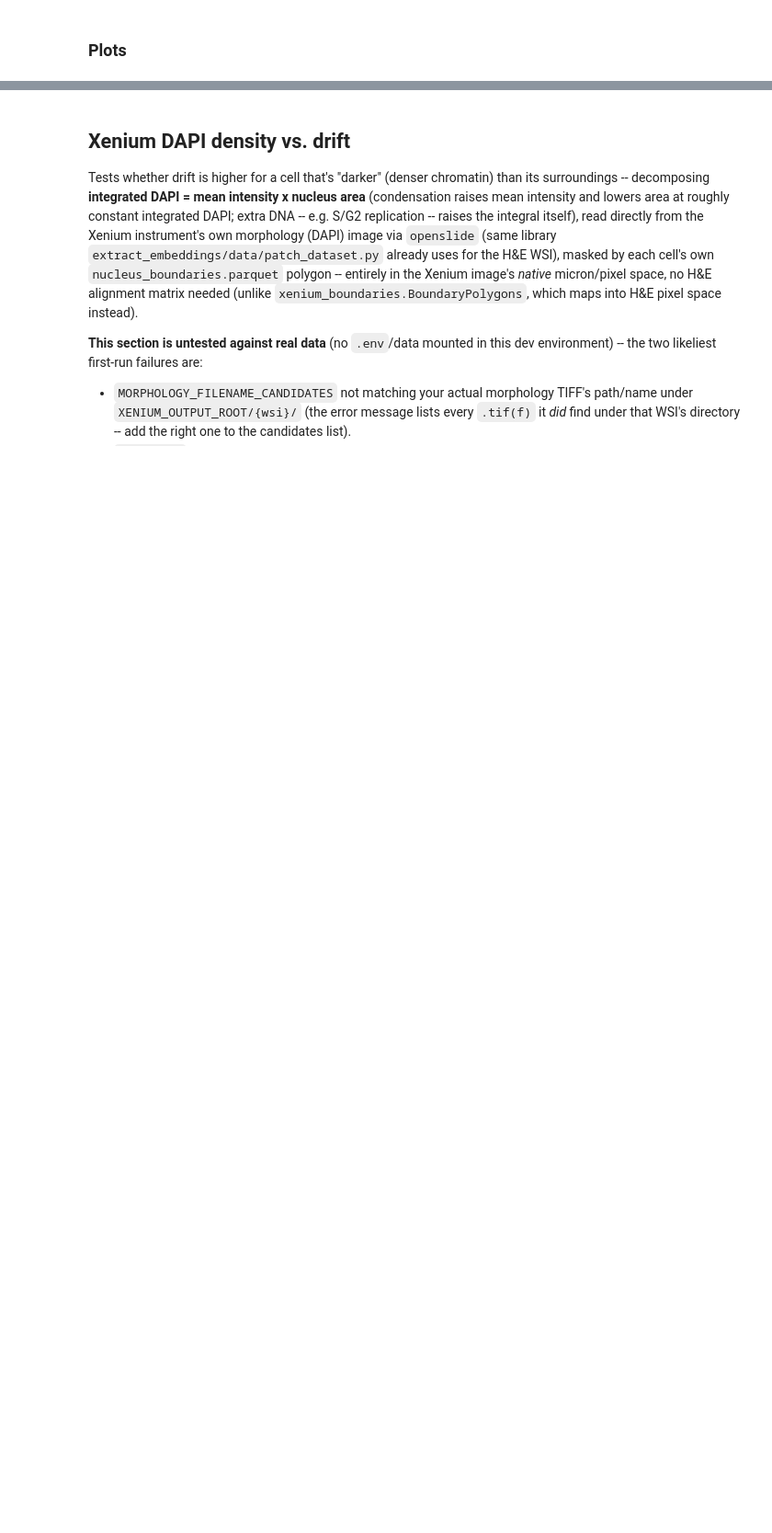
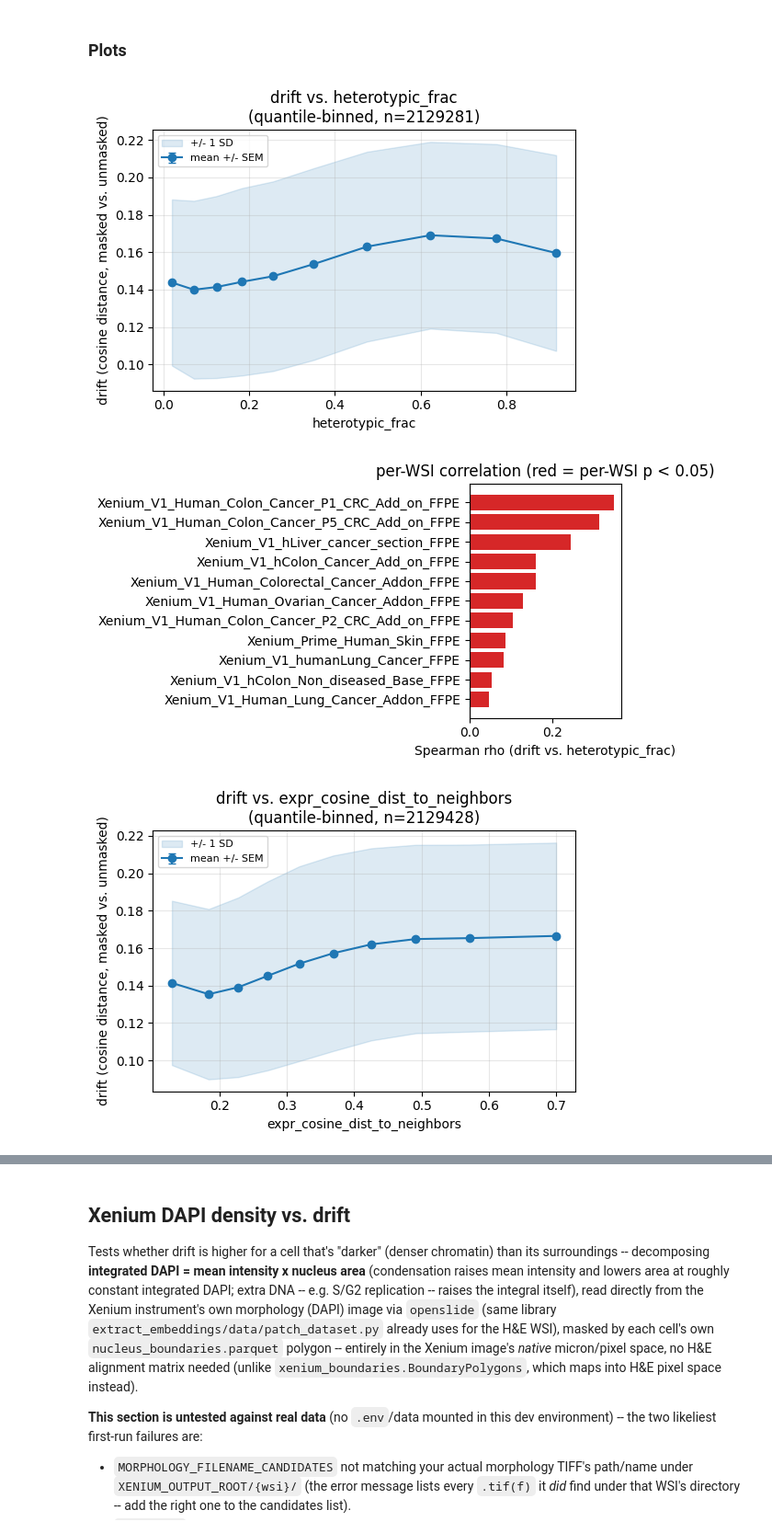
Before and after one commit to Aurelien-Cormoreche/sc-central-tokens-code, a Jupyter notebook: notebooks/analyse_probing_results.ipynb, the cells around one changed output, grey strips where cells are left out. Shown at 92% size. Cells and saved outputs as stored; diff of their text form; code cells hidden in the pictures; blank space fills up the shorter version.

Commit message:
added plots

```diff
--- a/notebooks/analyse_probing_results.ipynb
+++ b/notebooks/analyse_probing_results.ipynb
@@ -1063,24 +1105,30 @@ print(f"Mann-Whitney p (naive, iid-cells assumption) = {density_result['mannwhit
 ### Plots
 # %%
 def plot_drift_vs_bio_score(df: pd.DataFrame, score_col: str, flip_sign: bool, n_bins: int = 10) -> None:
-    """Quantile-binned mean +/- SEM of drift against score_col -- more legible than
-    a raw per-cell scatter at this sample size, and matches the rank-based test
-    above (a monotonic trend, not a specific parametric shape)."""
+    """Quantile-binned mean of drift against score_col -- more legible than a raw
+    per-cell scatter at this sample size, and matches the rank-based test above
+    (a monotonic trend, not a specific parametric shape). Shows both the +/- SEM
+    of the bin mean (errorbar) and the +/- 1 SD spread of individual cells within
+    each bin (shaded band), since the two answer different questions."""
     x = -df[score_col] if flip_sign else df[score_col]
     valid = x.notna() & df["drift"].notna()
     x, y = x[valid], df.loc[valid, "drift"]
     bins = pd.qcut(x, q=n_bins, duplicates="drop")
-    means, sems = y.groupby(bins, observed=True).mean(), y.groupby(bins, observed=True).sem()
+    grouped = y.groupby(bins, observed=True)
+    means, sems, stds = grouped.mean(), grouped.sem(), grouped.std()
     centers = x.groupby(bins, observed=True).mean()
 
     fig, ax = plt.subplots(figsize=(5.5, 4))
-    ax.errorbar(centers, means, yerr=sems, marker="o", capsize=3)
+    ax.fill_between(centers, means - stds, means + stds, color="tab:blue", alpha=0.15, label="+/- 1 SD")
+    ax.errorbar(centers, means, yerr=sems, marker="o", capsize=3, color="tab:blue", label="mean +/- SEM")
     ax.set_xlabel(("-" if flip_sign else "") + score_col)
     ax.set_ylabel("drift (cosine distance, masked vs. unmasked)")
-    ax.set_title(f"drift vs. {score_col}\n(quantile-binned mean +/- SEM, n={len(x)})")
+    ax.set_title(f"drift vs. {score_col}\n(quantile-binned, n={len(x)})")
+    ax.legend(fontsize=8)
     ax.grid(alpha=0.3)
     fig.tight_layout()
     plt.show()
+
 
 
 def plot_per_wsi_correlations(per_wsi: pd.DataFrame, score_col: str) -> None:
@@ -1090,30 +1138,34 @@ def plot_per_wsi_correlations(per_wsi: pd.DataFrame, score_col: str) -> None:
     ax.barh(order["wsi_name"], order["rho"], color=colors)
     ax.axvline(0, color="black", linewidth=0.8)
     ax.set_xlabel(f"Spearman rho (drift vs. {score_col})")
     ax.set_title("per-WSI correlation (red = per-WSI p < 0.05)")
     fig.tight_layout()
     plt.show()
 
 
 def plot_group_boxplot(df: pd.DataFrame, mask_a: np.ndarray, mask_b: np.ndarray,
                         label_a: str, label_b: str, title: str) -> None:
     valid = df["drift"].notna().to_numpy()
     a = df.loc[valid & mask_a, "drift"]
     b = df.loc[valid & mask_b, "drift"]
     fig, ax = plt.subplots(figsize=(4, 4.5))
     ax.boxplot([b, a], labels=[f"{label_b} (n={len(b)})", f"{label_a} (n={len(a)})"], showfliers=False)
     ax.set_ylabel("drift (cosine distance, masked vs. unmasked)")
     ax.set_title(title)
     ax.grid(axis="y", alpha=0.3)
     fig.tight_layout()
     plt.show()
 
 
 for score_col, (flip, _description) in BIO_SCORES.items():
     plot_drift_vs_bio_score(analysis_df, score_col, flip_sign=flip)
     if len(per_wsi_by_score[score_col]):
         plot_per_wsi_correlations(per_wsi_by_score[score_col], score_col)
 
 plot_group_boxplot(analysis_df, low_density_mask, mid_density_mask,
                     "bottom 5% density", "near-median density",
                     f"drift by local density (within {CONTEXT_PX}px)")
+# %% [output]
+[figure, added]
+[figure, added]
+[figure, added]
```
Also changed, not shown: parts of 6 cells of this notebook, 1 other file.
